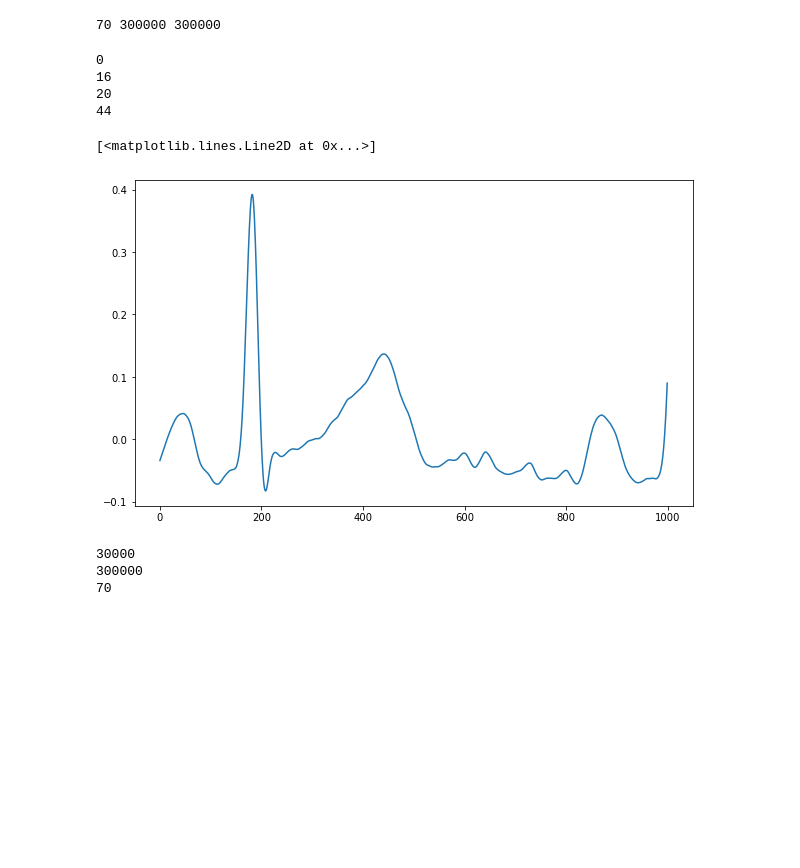
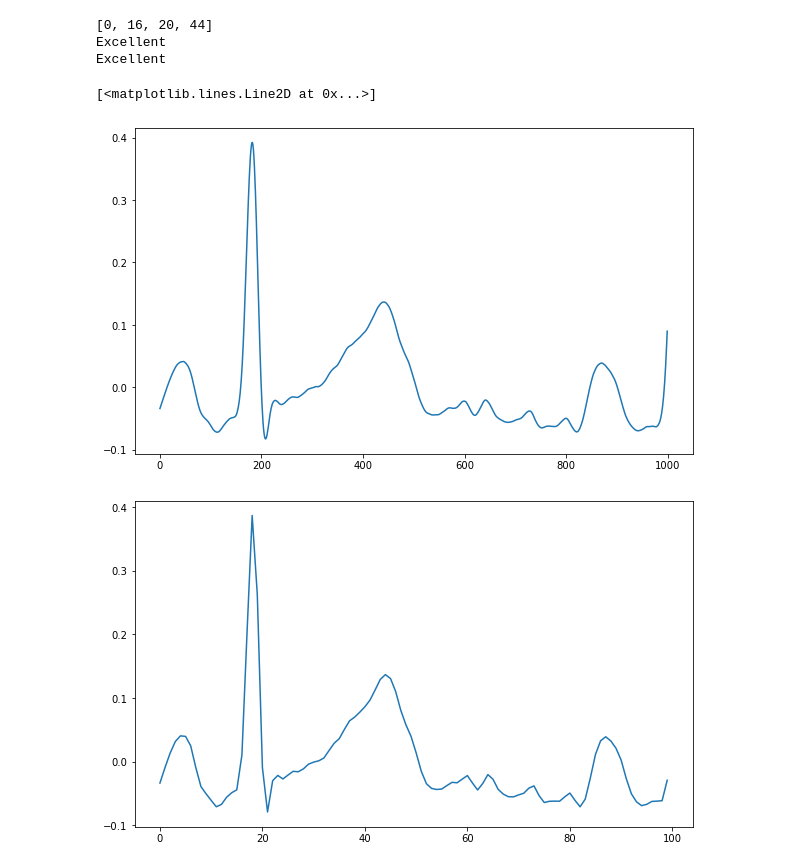
Before and after one commit to thevizzerd/two-hearts, a Jupyter notebook: 02_preprocessing.ipynb, the cells around one changed output. Cells and saved outputs as stored; diff of their text form; code cells hidden in the pictures; blank space fills up the shorter version.

```diff
--- a/02_preprocessing.ipynb
+++ b/02_preprocessing.ipynb
@@ -59,25 +16,0 @@ vpn_data_google = [append_str + sub for sub in vpn_data]
-# %%
-''' AS NESTED LIST'''
-
-''' CHANGE EVERYTHING TO NP.APPEND !!!'''
-
-#test = np.load('drive/MyDrive/Masterarbeit/Code/two-hearts/sample-data/0004.npy')
-
-data_raw = [None]*len(vpn_list)
-
-for i in range(len(vpn_list)):
-    data_raw[i] = np.load(vpn_data_raw[i])
-    #data_raw[i] = np.load(vpn_data_raw_google[i])
-# print(data_raw[0])
-
-data_raw[0].dtype
-
-data_raw = np.squeeze(data_raw)
-print(data_raw.shape)
-print(type(data_raw))
-print(len(data_raw))
-print((data_raw))
-data_raw.dtype
-print(type(data_raw))
-# data_raw.flatten()
-# print(data_raw)
@@ -132,36 +65,37 @@ for i in range(len(vpn_list)):
-# %%
-length = [None]*len(vpn_list)
-for i in range(len(vpn_list)):
-    length[i] = len(data_1k[i])
-
-print(len(length), min(length), max(length))
-# %% [output]
-70 300000 300000
 # %%
 # Quality check
 quali = ["str"]*100
 for i in range(60): ### wtf when > 60
     temp = nk.ecg_quality(data_1k[i], rpeaks=None, sampling_rate=1000, method="zhao2018", approach=None) # fuzzy & simple approach
     quali[i] = temp
+
+# Show ECG-recordings that are high quality
+highQ = []
+for i, j in enumerate(quali):
+    if j == 'Excellent':
+        highQ.append(i)
+print(highQ)
+
+# Compare Signal quality for 1000 Hz and 100 Hz
+print(nk.ecg_quality(data_1k[0], rpeaks=None, sampling_rate=1000, method="zhao2018", approach=None)) # fuzzy & simple approach
+print(nk.ecg_quality(data[0], rpeaks=None, sampling_rate=100, method="zhao2018", approach=None)) # fuzzy & simple approach
+# %% [output]
+[0, 16, 20, 44]
+Excellent
+Excellent
-# %%
-#print(quali)
-
-for i, j in enumerate(quali):
-    if j == 'Excellent':
-        print(i)
-# %% [output]
-0
-16
-20
-44
 # %%
-# plt.plot(data_raw[60[:100]])
-vpn_ = 0
-test = data_1k[vpn_]
+# Show sample data for 1000 Hz and 100 Hz
 
+sample = 0
+test = data_1k[sample]
+test2 = data[sample]
+plt.figure(1)
 plt.plot(test[0:1000])
+plt.figure(2)
+plt.plot(test2[0:100])
 
 # nk.ecg_intervalrelated(ecg_signals)
 # %% [output]
 [<matplotlib.lines.Line2D at 0x...>]
 [figure]
+[figure, added]
@@ -176,9 +101,0 @@ for i in range(len(vpn_list)):
-# %%
-print(len(data[1]))
-print(len(data_1k[1]))
-
-print(len(data_1k))
-# %% [output]
-30000
-300000
-70
```
Also changed, not shown: parts of 11 cells of this notebook, 2 other files.
